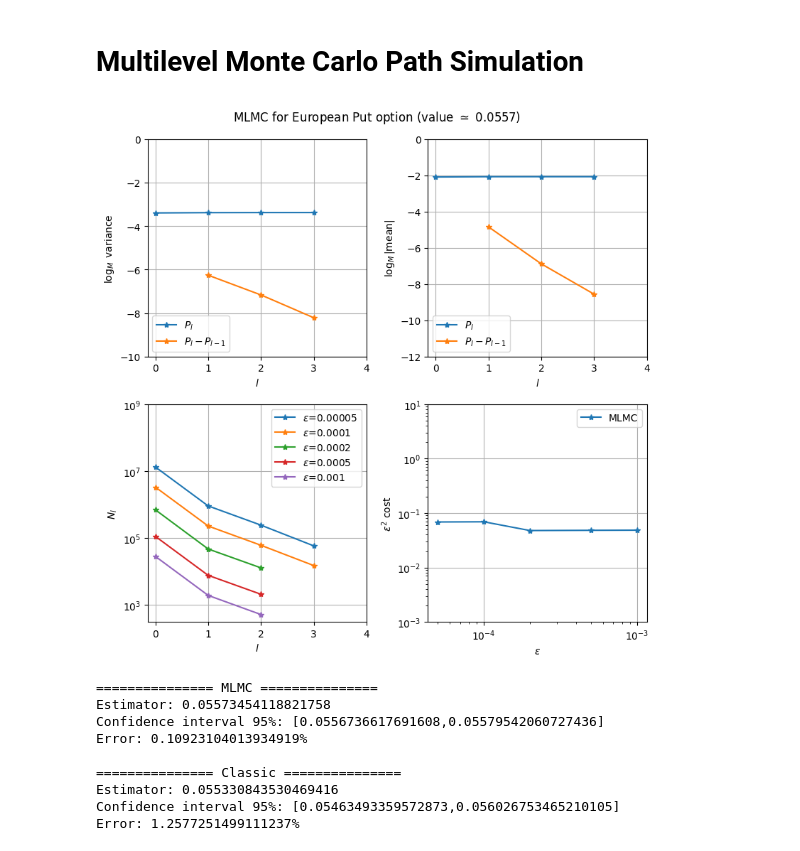
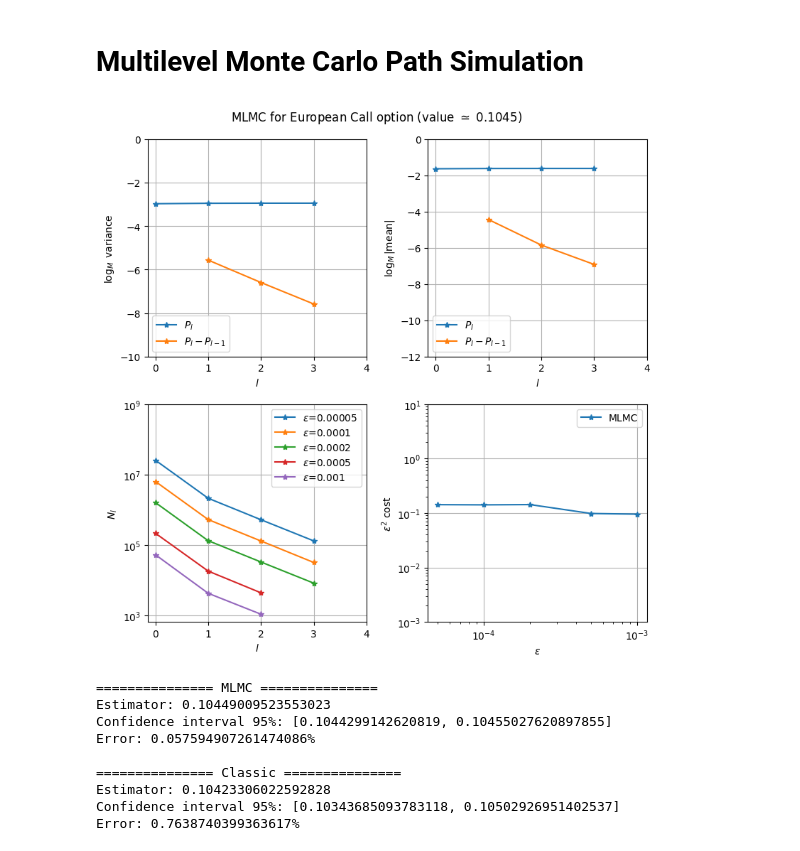
Before and after one commit to RyanTmi/mlmc_simulation_path, a Jupyter notebook: notebooks/tests_mlmc.ipynb, the cells around one changed output. Cells and saved outputs as stored; diff of their text form; code cells hidden in the pictures.

```diff
--- a/notebooks/tests_mlmc.ipynb
+++ b/notebooks/tests_mlmc.ipynb
@@ -22,8 +22,8 @@ model = BlackScholes(interest_rate, initial_value, sigma)
 maturity = 1.0
 strike = 1.0
 
-# contract = EuropeanCall(maturity, strike)
-contract = EuropeanPut(maturity, strike)
+contract = EuropeanCall(maturity, strike)
+# contract = EuropeanPut(maturity, strike)
 # contract = AsianCall(maturity, strike)
 # contract = AsianPut(maturity, strike)
 # %%
@@ -56,18 +56,18 @@ for i, (target_error, stat) in enumerate(zip(target_errors, mlmc_stats)):
         value = np.sum(estimator["means"])
         fig.suptitle(f"MLMC for {contract.name()} option (value $\\simeq$ {value:.4f})")
 
-        log_vars = np.log(np.cumsum(estimator["vars"][: len(levels)])) / np.log(m)
+        log_vars = np.log(np.cumsum(estimator["vars"])) / np.log(m)
         axs[0, 0].plot(levels, log_vars, label=rf"$P_l$", marker="*")
         log_vars = np.log(estimator["vars"][1 : len(levels)]) / np.log(m)
         axs[0, 0].plot(levels[1:], log_vars, label=f"$P_l-P_{{l-1}}$", marker="*")
 
-        log_means = np.log(np.abs(np.cumsum(estimator["means"][: len(levels)]))) / np.log(m)
+        log_means = np.log(np.abs(np.cumsum(estimator["means"]))) / np.log(m)
         axs[0, 1].plot(levels, log_means, label=rf"$P_l$", marker="*")
         log_means = np.log(np.abs(estimator["means"][1 : len(levels)])) / np.log(m)
         axs[0, 1].plot(levels[1:], log_means, label=rf"$P_l-P_{{l-1}}$", marker="*")
 
     eps_str = f"{target_error:.5f}".rstrip("0")
-    axs[1, 0].plot(levels, samples_per_level[: len(levels)], label=rf"$\varepsilon$={eps_str}", marker="*")
+    axs[1, 0].plot(levels, samples_per_level, label=rf"$\varepsilon$={eps_str}", marker="*")
 
 axs[1, 1].plot(target_errors, costs * target_errors**2, label="MLMC", marker="*")
 
@@ -84,44 +84,44 @@ axs[0, 0].legend(loc="lower left")
 axs[0, 1].set_xlabel("$l$")
 axs[0, 1].set_ylabel("$\\log_M$|mean|")
 axs[0, 1].set_xticks(ticks=np.arange(max_level + 1))
 axs[0, 1].set_yticks(ticks=np.arange(-12, 1, 2))
 axs[0, 1].minorticks_off()
 axs[0, 1].grid(which="major")
 axs[0, 1].legend(loc="lower left")
 
 # Bottom left
 axs[1, 0].set_xlabel("$l$")
 axs[1, 0].set_ylabel("$N_l$")
 axs[1, 0].set_yscale("log")
 axs[1, 0].set_xticks(ticks=np.arange(max_level + 1))
 axs[1, 0].set_yticks(ticks=10.0 ** np.arange(3, 11, 2))
 axs[1, 0].minorticks_off()
 axs[1, 0].grid(which="major")
 axs[1, 0].legend(loc="best")
 
 # Bottom right
 axs[1, 1].set_xlabel("$\\epsilon$")
 axs[1, 1].set_ylabel("$\\epsilon^2$ cost")
 axs[1, 1].set_xscale("log")
 axs[1, 1].set_yscale("log")
 axs[1, 1].set_yticks(ticks=10.0 ** np.arange(-3, 2))
 axs[1, 1].grid(which="major")
 axs[1, 1].legend(loc="best")
 fig.tight_layout()
 
 plt.show()
 # %% [output]
-[figure, old version]
+[figure, new version]
 # %%
 # Confidence interval
 estimator, samples_per_level, final_level = mlmc_stats[0]
 p = np.sum(estimator["means"])
 s = np.sum(np.sqrt(estimator["vars"]))
-n = np.sum(samples_per_level[:final_level])
+n = np.sum(samples_per_level)
 
 print(f"=============== MLMC ===============")
 print(f"Estimator: {p}")
-print(f"Confidence interval 95%: [{p - 1.96 * s / np.sqrt(n)},{p + 1.96 * s / np.sqrt(n)}]")
+print(f"Confidence interval 95%: [{p - 1.96 * s / np.sqrt(n)}, {p + 1.96 * s / np.sqrt(n)}]")
 print(f"Error: {100 * 1.96 * s / (p * np.sqrt(n))}%")
 
 n = samples_per_level[final_level]
@@ -146,15 +146,15 @@ s = np.std(payoff, ddof=1)
 print()
 print(f"=============== Classic ===============")
 print(f"Estimator: {p}")
-print(f"Confidence interval 95%: [{p - 1.96 * s / np.sqrt(n)},{p + 1.96 * s / np.sqrt(n)}]")
+print(f"Confidence interval 95%: [{p - 1.96 * s / np.sqrt(n)}, {p + 1.96 * s / np.sqrt(n)}]")
 print(f"Error: {100 * 1.96 * s / (p * np.sqrt(n))}%")
 # %% [output]
 =============== MLMC ===============
-Estimator: 0.05573454118821758
-Confidence interval 95%: [0.0556736617691608,0.05579542060727436]
-Error: 0.10923104013934919%
+Estimator: 0.10449009523553023
+Confidence interval 95%: [0.1044299142620819, 0.10455027620897855]
+Error: 0.057594907261474086%
 
 =============== Classic ===============
-Estimator: 0.055330843530469416
-Confidence interval 95%: [0.05463493359572873,0.056026753465210105]
-Error: 1.2577251499111237%
+Estimator: 0.10423306022592828
+Confidence interval 95%: [0.10343685093783118, 0.10502926951402537]
+Error: 0.7638740399363617%
```
Also changed, not shown: 4 other files.
